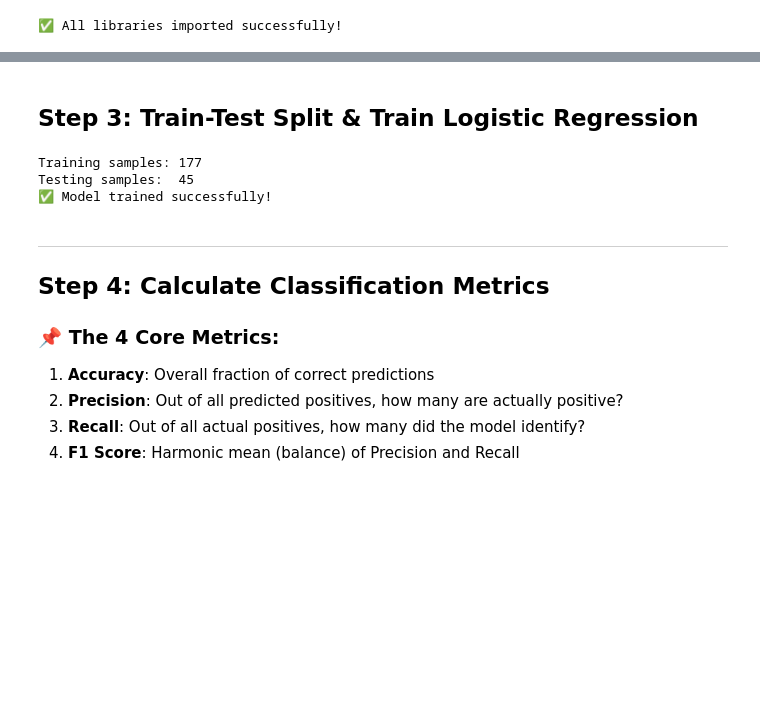
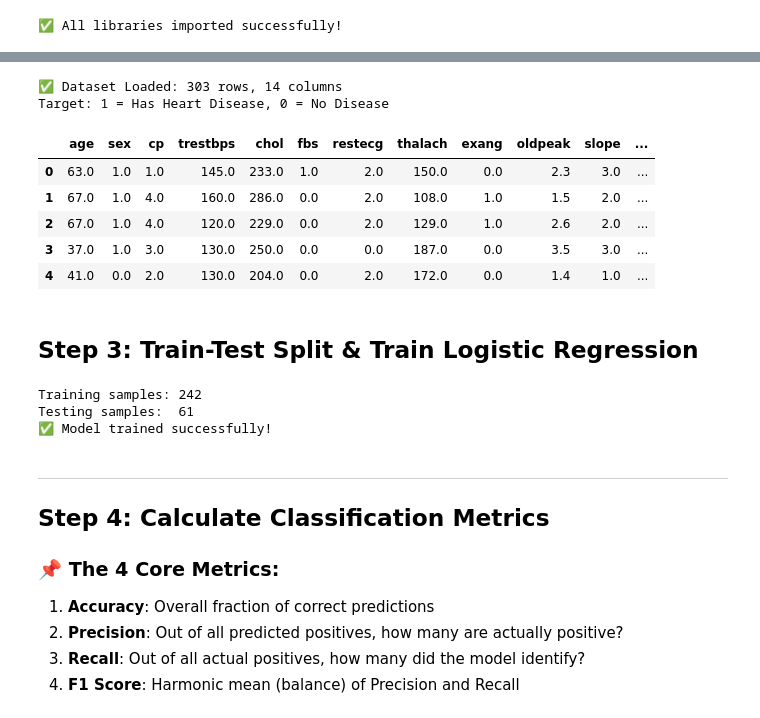
Before and after one commit to rosdebbu/l-data-seT---ML, a Jupyter notebook: Heart_Disease_Classification_Metrics.ipynb, the cells around one changed output, grey strips where cells are left out. Cells and saved outputs as stored; diff of their text form; code cells hidden in the pictures; blank space fills up the shorter version.

```diff
--- a/Heart_Disease_Classification_Metrics.ipynb
+++ b/Heart_Disease_Classification_Metrics.ipynb
@@ -270,3 +30,17 @@ Target: 1 = Has Heart Disease, 0 = No Disease
+# %%
+df = pd.read_csv('heart_disease_data.csv')
+print(f"✅ Dataset Loaded: {df.shape[0]} rows, {df.shape[1]} columns")
+print("Target: 1 = Has Heart Disease, 0 = No Disease")
+df.head()
+# %% [output]
+✅ Dataset Loaded: 303 rows, 14 columns
+Target: 1 = Has Heart Disease, 0 = No Disease
+|  | age | sex | cp | trestbps | chol | fbs | restecg | thalach | exang | oldpeak | slope | ... |
+| 0 | 63.0 | 1.0 | 1.0 | 145.0 | 233.0 | 1.0 | 2.0 | 150.0 | 0.0 | 2.3 | 3.0 | ... |
+| 1 | 67.0 | 1.0 | 4.0 | 160.0 | 286.0 | 0.0 | 2.0 | 108.0 | 1.0 | 1.5 | 2.0 | ... |
+| 2 | 67.0 | 1.0 | 4.0 | 120.0 | 229.0 | 0.0 | 2.0 | 129.0 | 1.0 | 2.6 | 2.0 | ... |
+| 3 | 37.0 | 1.0 | 3.0 | 130.0 | 250.0 | 0.0 | 0.0 | 187.0 | 0.0 | 3.5 | 3.0 | ... |
+| 4 | 41.0 | 0.0 | 2.0 | 130.0 | 204.0 | 0.0 | 2.0 | 172.0 | 0.0 | 1.4 | 1.0 | ... |
 # %% [markdown]
 ## Step 3: Train-Test Split & Train Logistic Regression
 # %%
@@ -294,8 +68,8 @@ print(f"Training samples: {X_train.shape[0]}")
 print(f"Testing samples:  {X_test.shape[0]}")
 print("✅ Model trained successfully!")
 # %% [output]
-Training samples: 177
-Testing samples:  45
+Training samples: 242
+Testing samples:  61
 ✅ Model trained successfully!
 # %% [markdown]
 ---
```
Also changed, not shown: parts of 7 cells of this notebook, 16 other files.
